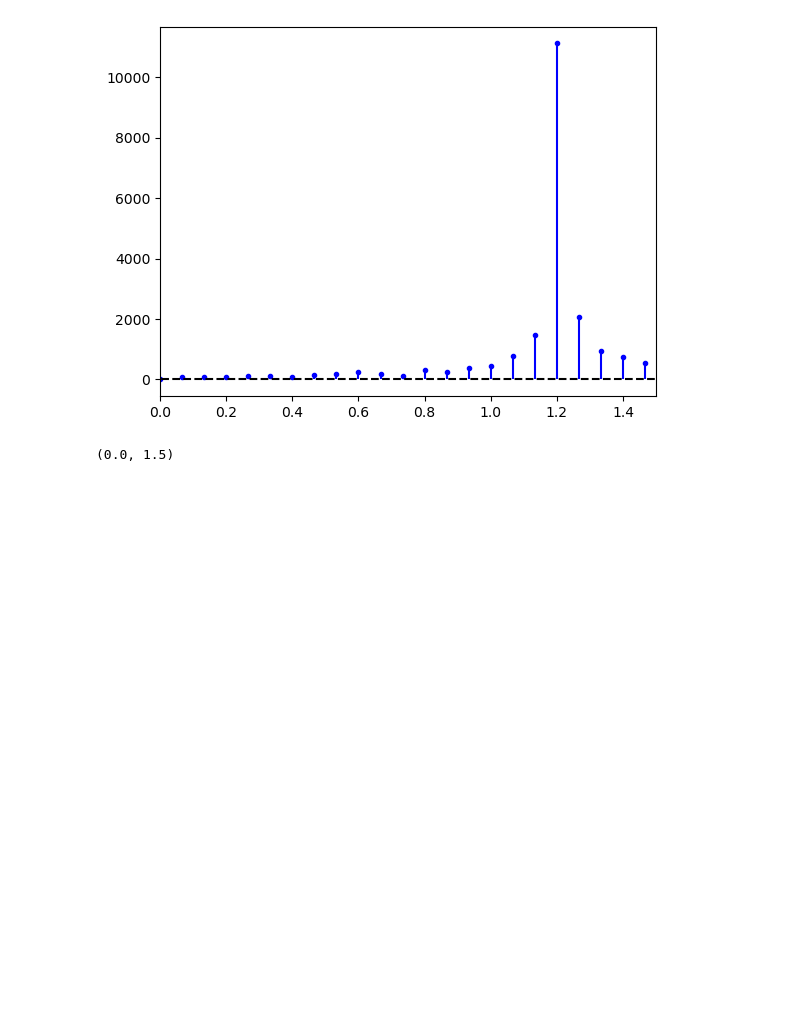
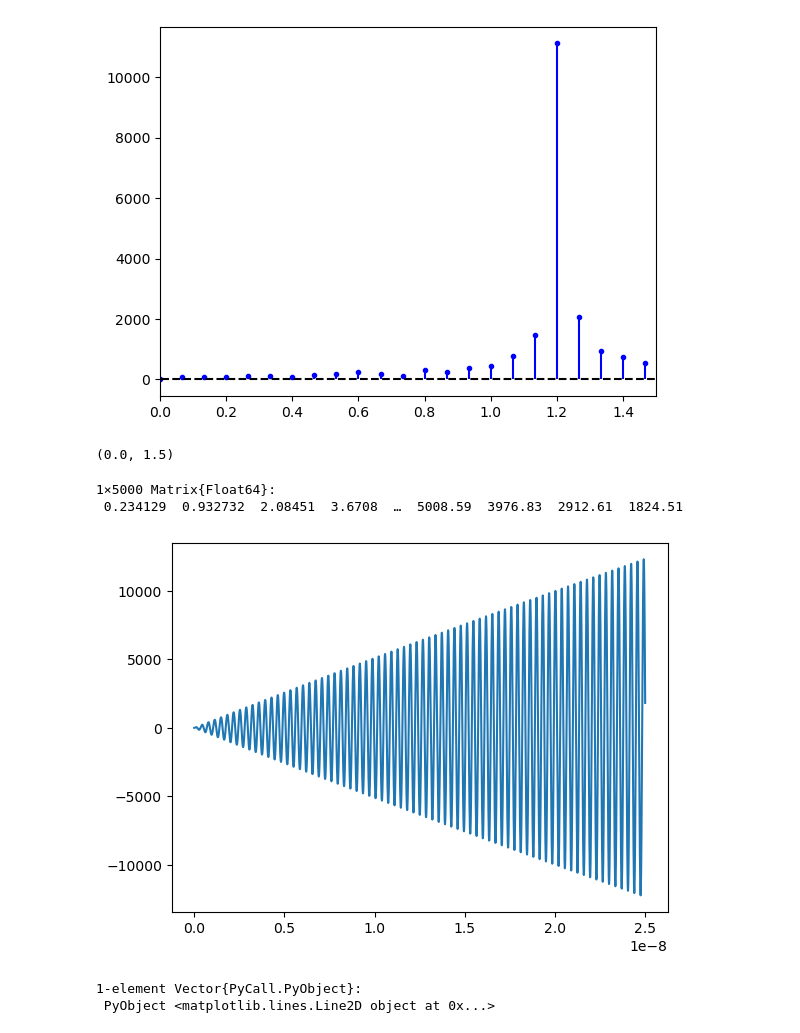
Before and after one commit to bchaber/iskra, a Jupyter notebook: klystron.ipynb, the cells around one changed output. Drawn from its saved outputs; the diff is of its cells as text; code cells hidden in the pictures; blank space fills up the shorter version.

Commit message:
An attempt of ACME cavity circuit

```diff
--- a/klystron.ipynb
+++ b/klystron.ipynb
@@ -298,0 +300,37 @@ xlim((0., 1.5))
+# %%
+circuit = let
+    ω0 = 2π * 2860MHz
+    RoverQ = 58.2
+    L = RoverQ / ω0
+    C = 1.0 / RoverQ * 1.0 / ω0
+    R = RoverQ * (2000.0 + 175.0)
+
+    cavity = @circuit begin
+        v = voltageprobe()
+        i = currentsource()
+        r = resistor(R)
+        c = capacitor(C)
+        l = inductor(L)
+        i[+] == r[1] == l[1] == c[1]
+        i[-] == r[2] == l[2] == c[2]
+        i[+] == v[+]
+        i[-] == v[-] == gnd
+    end
+end
+
+model = DiscreteModel(circuit, Δt)
+t = [Δt * i for i=1:ts]
+x = zeros(1, ts)
+x[1, :] .= [1sin(2π * 2860MHz * t[i]) for i=1:ts]
+y = run!(model, x)
+# %% [output]
+1×5000 Matrix{Float64}:
+ 0.234129  0.932732  2.08451  3.6708  …  5008.59  3976.83  2912.61  1824.51
+# %%
+#plot(t, 1000x[1,:])
+plot(t, vec(y))
+#xlim((0.0, 10e-9))
+# %% [output]
+[figure, added]
+1-element Vector{PyCall.PyObject}:
+ PyObject <matplotlib.lines.Line2D object at 0x...>
```
Also changed, not shown: parts of 4 cells of this notebook.
